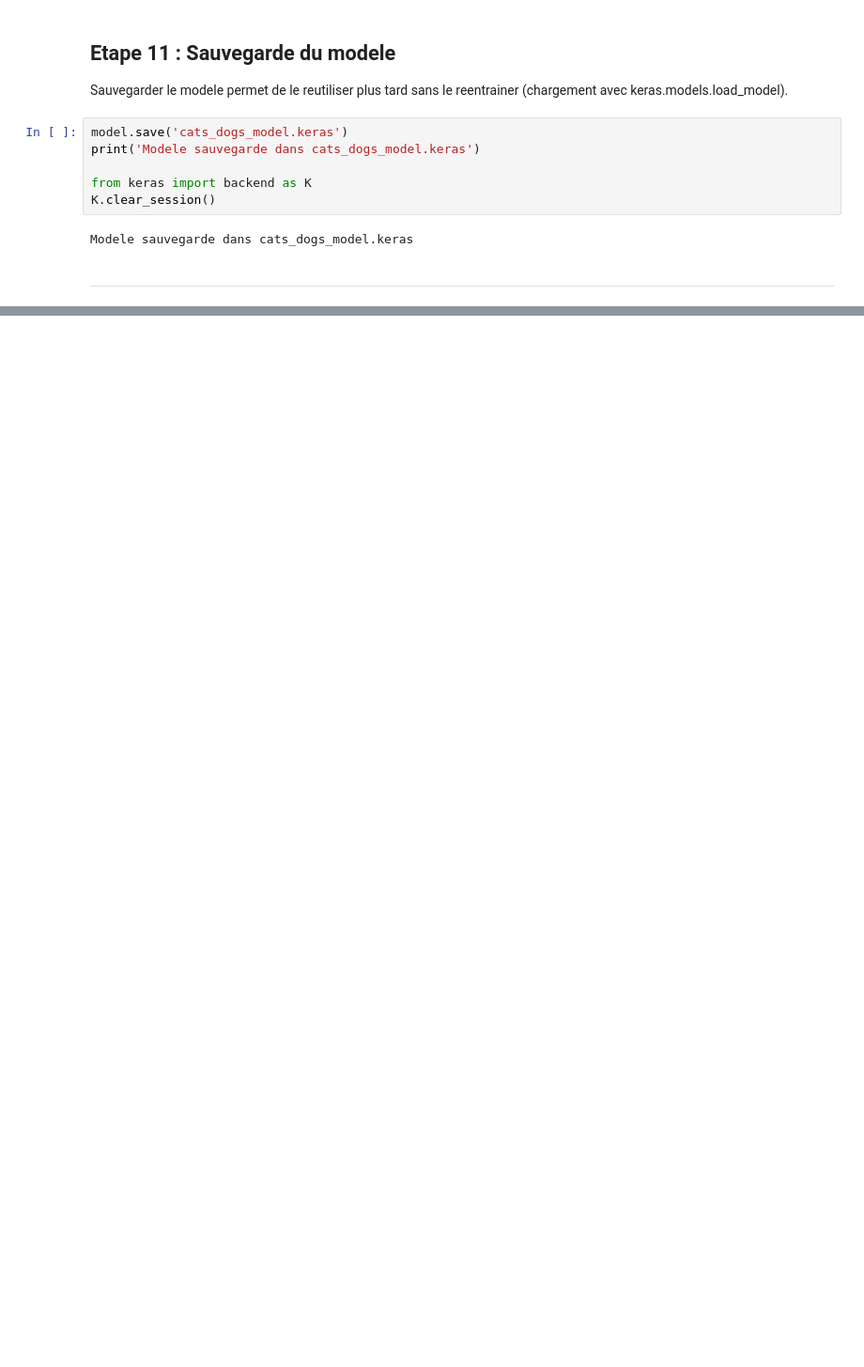
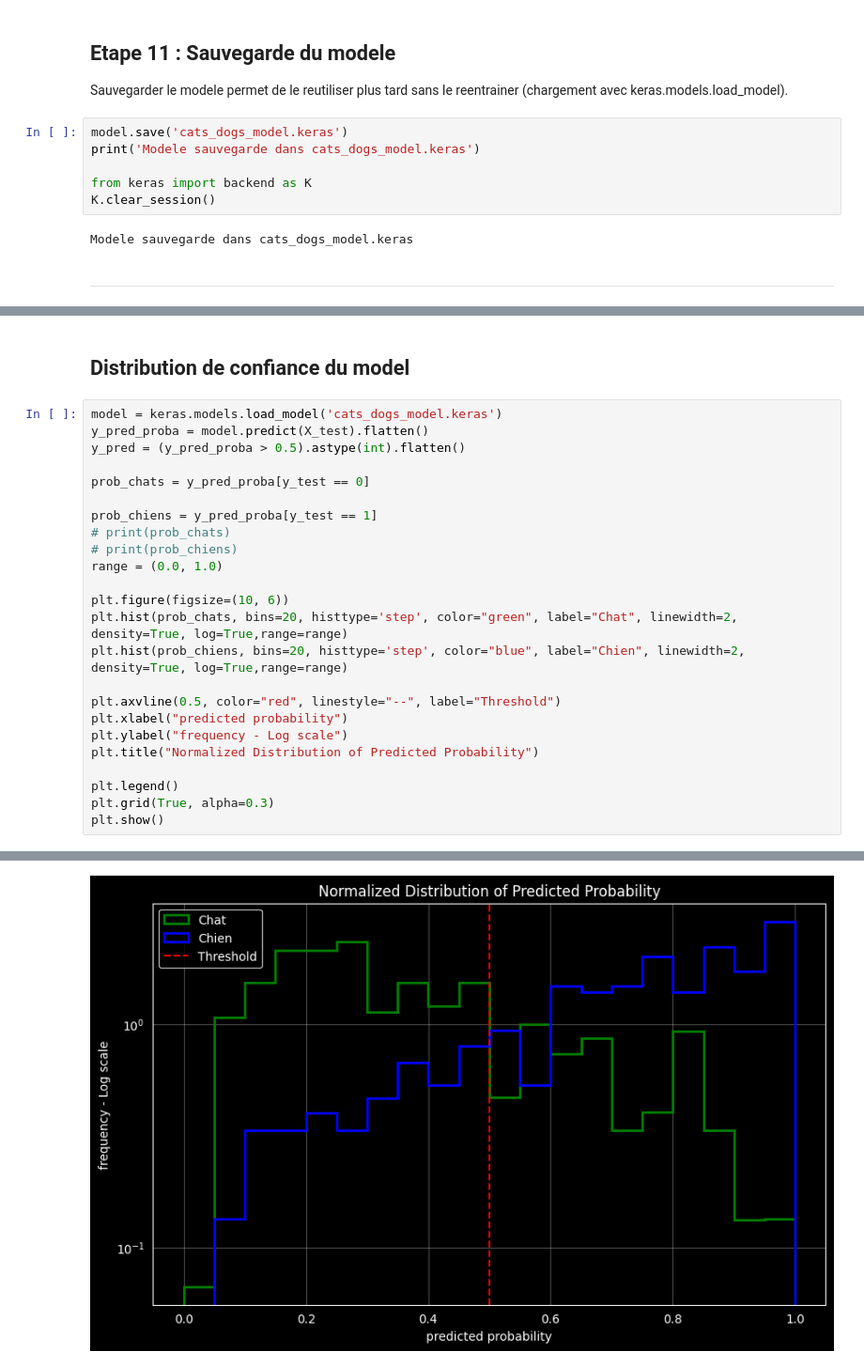
Before and after one commit to gab55/Gabriel_Charles_cat_dog, a Jupyter notebook: cats_vs_dogs.ipynb, the cells around one changed output, grey strips where cells are left out. Shown at 94% size. Drawn from its saved outputs; the diff is of its cells as text; blank space fills up the shorter version.

```diff
--- a/cats_vs_dogs.ipynb
+++ b/cats_vs_dogs.ipynb
@@ -381,0 +429,27 @@ Modele sauvegarde dans cats_dogs_model.keras
+# %% [markdown]
+## Distribution de confiance du model
+# %%
+model = keras.models.load_model('cats_dogs_model.keras')
+y_pred_proba = model.predict(X_test).flatten()
+y_pred = (y_pred_proba > 0.5).astype(int).flatten()
+
+prob_chats = y_pred_proba[y_test == 0]
+
+prob_chiens = y_pred_proba[y_test == 1]
+# print(prob_chats)
+# print(prob_chiens)
+range = (0.0, 1.0)
+
+plt.figure(figsize=(10, 6))
+plt.hist(prob_chats, bins=20, histtype='step', color="green", label="Chat", linewidth=2, density=True, log=True,range=range)
+plt.hist(prob_chiens, bins=20, histtype='step', color="blue", label="Chien", linewidth=2, density=True, log=True,range=range)
+
+plt.axvline(0.5, color="red", linestyle="--", label="Threshold")
+plt.xlabel("predicted probability")
+plt.ylabel("frequency - Log scale")
+plt.title("Normalized Distribution of Predicted Probability")
+
+plt.legend()
+plt.grid(True, alpha=0.3)
+plt.show()
+# %% [output]
@@ -381,0 +457 @@ Modele sauvegarde dans cats_dogs_model.keras
+[figure, added]
```
Also changed, not shown: parts of 8 cells of this notebook.
